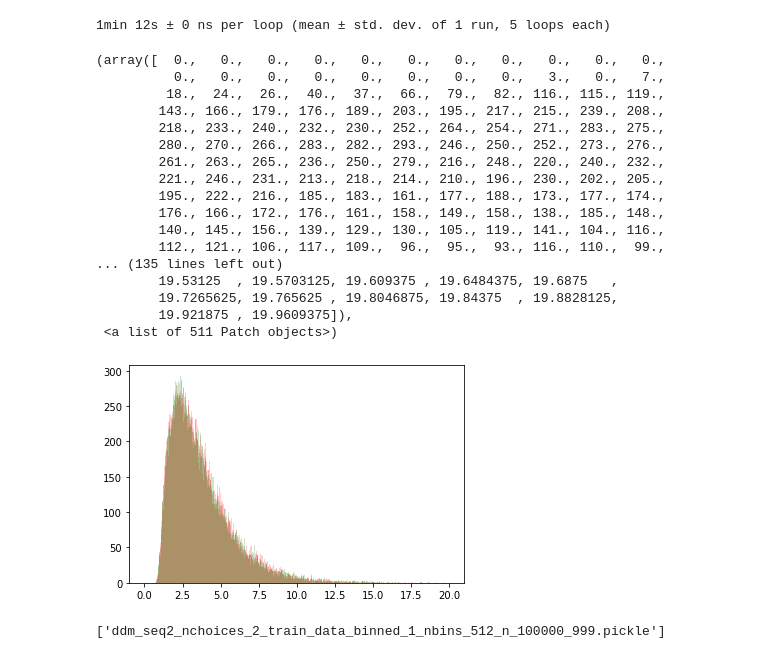
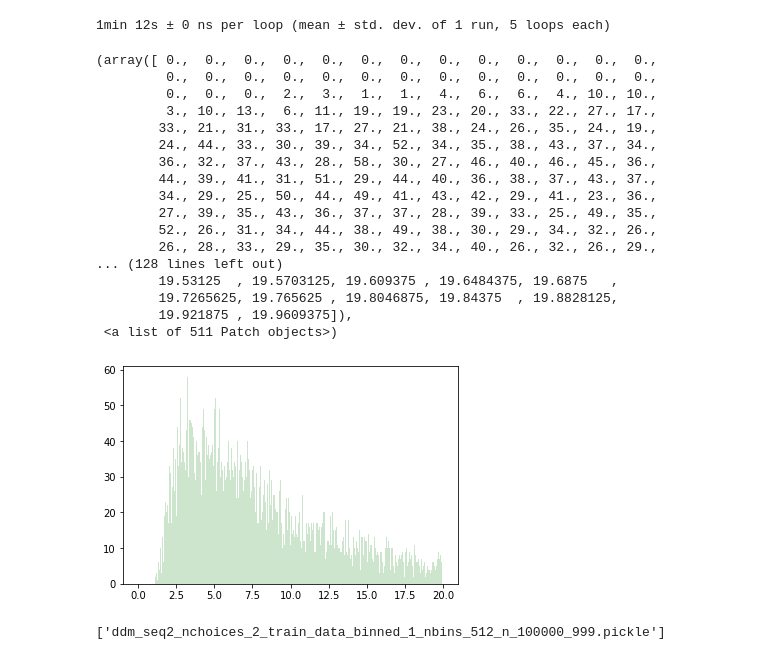
Before and after one commit to AlexanderFengler/nn_likelihoods, a Jupyter notebook: test_simulators.ipynb, the cells around one changed output. Saved outputs shown, nothing was run; the diff lists cells and outputs as text; code cells hidden in the pictures.

```diff
--- a/test_simulators.ipynb
+++ b/test_simulators.ipynb
@@ -169,27 +221,27 @@ out = cds.ddm_flexbound_mic2(v_h = 0.0,
 # %%
 plt.hist(out[0][out[1][:, 0] == 0, 0], bins = np.arange(512) * 20/512 , alpha = 0.2, color = 'red')
 plt.hist(out[0][out[1][:, 0] == 1, 0], bins = np.arange(512) * 20/512 , alpha = 0.2, color = 'green')
-plt.hist(out[0][out[1][:, 0] == 2, 0], bins = np.arange(512) * 20/512 , alpha = 0.2, color = 'red')
-plt.hist(out[0][out[1][:, 0] == 3, 0], bins = np.arange(512) * 20/512 , alpha = 0.2, color = 'green')
+#plt.hist(out[0][out[1][:, 0] == 2, 0], bins = np.arange(512) * 20/512 , alpha = 0.2, color = 'red')
+#plt.hist(out[0][out[1][:, 0] == 3, 0], bins = np.arange(512) * 20/512 , alpha = 0.2, color = 'green')
 # %% [output]
-(array([  0.,   0.,   0.,   0.,   0.,   0.,   0.,   0.,   0.,   0.,   0.,
-          0.,   0.,   0.,   0.,   0.,   0.,   0.,   0.,   3.,   0.,   7.,
-         18.,  24.,  26.,  40.,  37.,  66.,  79.,  82., 116., 115., 119.,
-        143., 166., 179., 176., 189., 203., 195., 217., 215., 239., 208.,
-        218., 233., 240., 232., 230., 252., 264., 254., 271., 283., 275.,
-        280., 270., 266., 283., 282., 293., 246., 250., 252., 273., 276.,
-        261., 263., 265., 236., 250., 279., 216., 248., 220., 240., 232.,
-        221., 246., 231., 213., 218., 214., 210., 196., 230., 202., 205.,
-        195., 222., 216., 185., 183., 161., 177., 188., 173., 177., 174.,
-        176., 166., 172., 176., 161., 158., 149., 158., 138., 185., 148.,
-        140., 145., 156., 139., 129., 130., 105., 119., 141., 104., 116.,
-        112., 121., 106., 117., 109.,  96.,  95.,  93., 116., 110.,  99.,
-... (135 lines left out)
+(array([ 0.,  0.,  0.,  0.,  0.,  0.,  0.,  0.,  0.,  0.,  0.,  0.,  0.,
+         0.,  0.,  0.,  0.,  0.,  0.,  0.,  0.,  0.,  0.,  0.,  0.,  0.,
+         0.,  0.,  0.,  2.,  3.,  1.,  1.,  4.,  6.,  6.,  4., 10., 10.,
+         3., 10., 13.,  6., 11., 19., 19., 23., 20., 33., 22., 27., 17.,
+        33., 21., 31., 33., 17., 27., 21., 38., 24., 26., 35., 24., 19.,
+        24., 44., 33., 30., 39., 34., 52., 34., 35., 38., 43., 37., 34.,
+        36., 32., 37., 43., 28., 58., 30., 27., 46., 40., 46., 45., 36.,
+        44., 39., 41., 31., 51., 29., 44., 40., 36., 38., 37., 43., 37.,
+        34., 29., 25., 50., 44., 49., 41., 43., 42., 29., 41., 23., 36.,
+        27., 39., 35., 43., 36., 37., 37., 28., 39., 33., 25., 49., 35.,
+        52., 26., 31., 34., 44., 38., 49., 38., 30., 29., 34., 32., 26.,
+        26., 28., 33., 29., 35., 30., 32., 34., 40., 26., 32., 26., 29.,
+... (128 lines left out)
         19.53125  , 19.5703125, 19.609375 , 19.6484375, 19.6875   ,
         19.7265625, 19.765625 , 19.8046875, 19.84375  , 19.8828125,
         19.921875 , 19.9609375]),
  <a list of 511 Patch objects>)
-[figure, old version]
+[figure, new version]
 # %%
 import pickle
 import os
```
Also changed, not shown: parts of 4 cells of this notebook, 6 other files.
